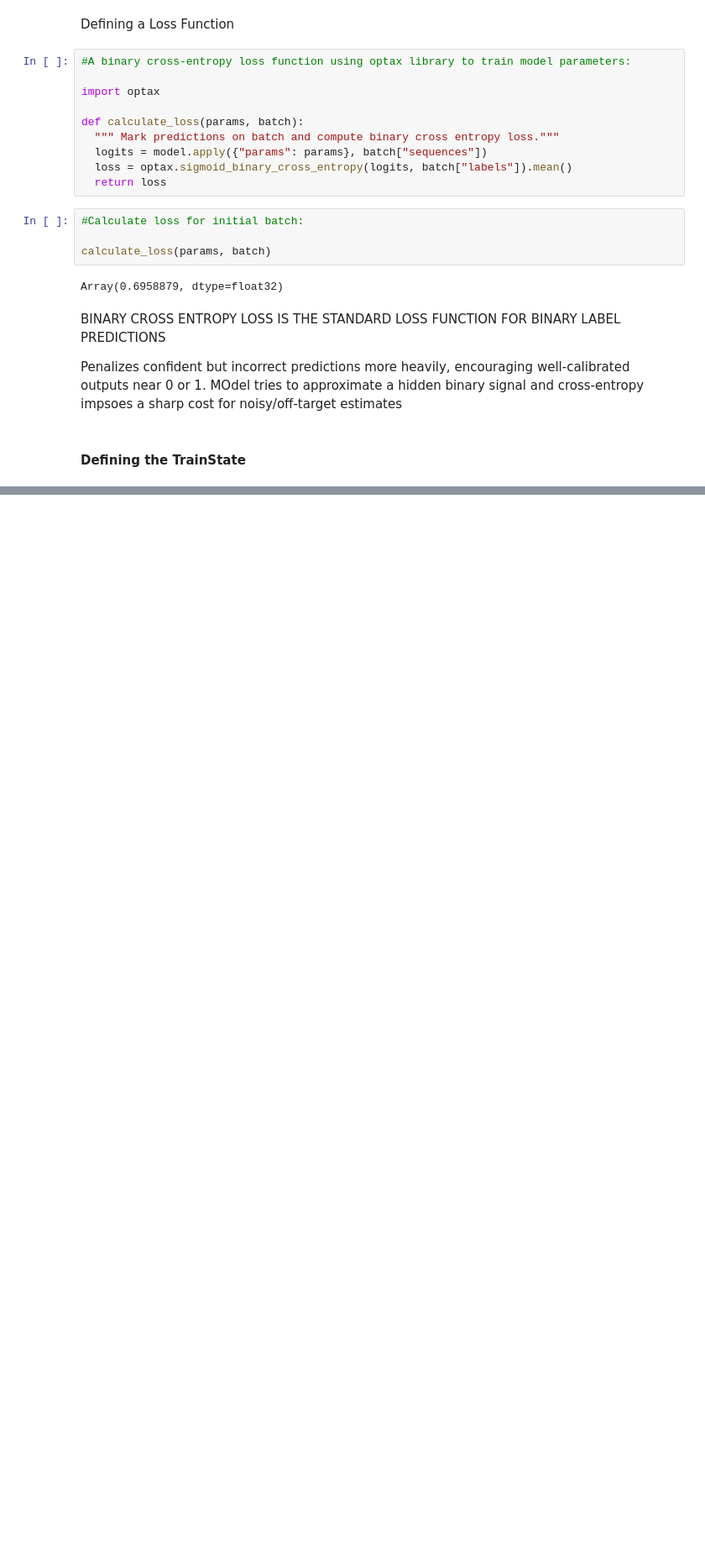
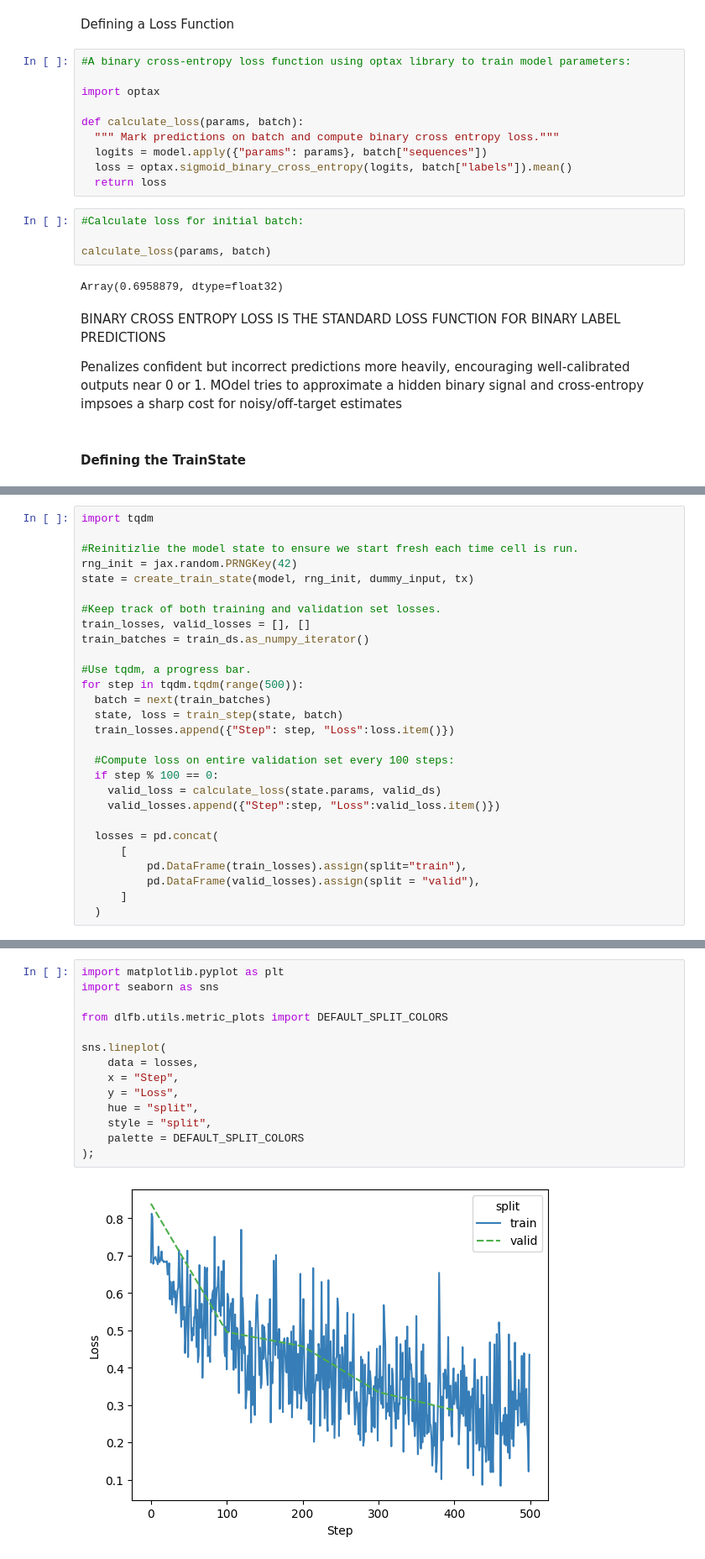
Before and after one commit to dhassan24/DeepLearning_For_Biology, a Jupyter notebook: Chapter_3_DNA/DLFB_Chapter3_DNA.ipynb, the cells around one changed output, grey strips where cells are left out. Shown at 84% size. Saved outputs shown, nothing was run; the diff lists cells and outputs as text; blank space fills up the shorter version.

```diff
--- a/Chapter_3_DNA/DLFB_Chapter3_DNA.ipynb
+++ b/Chapter_3_DNA/DLFB_Chapter3_DNA.ipynb
@@ -328,0 +382,28 @@ Penalizes confident but incorrect predictions more heavily, encouraging well-cal
+# %%
+import tqdm
+
+#Reinitizlie the model state to ensure we start fresh each time cell is run.
+rng_init = jax.random.PRNGKey(42)
+state = create_train_state(model, rng_init, dummy_input, tx)
+
+#Keep track of both training and validation set losses.
+train_losses, valid_losses = [], []
+train_batches = train_ds.as_numpy_iterator()
+
+#Use tqdm, a progress bar.
+for step in tqdm.tqdm(range(500)):
+  batch = next(train_batches)
+  state, loss = train_step(state, batch)
+  train_losses.append({"Step": step, "Loss":loss.item()})
+
+  #Compute loss on entire validation set every 100 steps:
+  if step % 100 == 0:
+    valid_loss = calculate_loss(state.params, valid_ds)
+    valid_losses.append({"Step":step, "Loss":valid_loss.item()})
+
+  losses = pd.concat(
+      [
+          pd.DataFrame(train_losses).assign(split="train"),
+          pd.DataFrame(valid_losses).assign(split = "valid"),
+      ]
+  )
@@ -328,0 +432,16 @@ Penalizes confident but incorrect predictions more heavily, encouraging well-cal
+# %%
+import matplotlib.pyplot as plt
+import seaborn as sns
+
+from dlfb.utils.metric_plots import DEFAULT_SPLIT_COLORS
+
+sns.lineplot(
+    data = losses,
+    x = "Step",
+    y = "Loss",
+    hue = "split",
+    style = "split",
+    palette = DEFAULT_SPLIT_COLORS
+);
+# %% [output]
+[figure, added]
```
Also changed, not shown: parts of 14 cells of this notebook.
